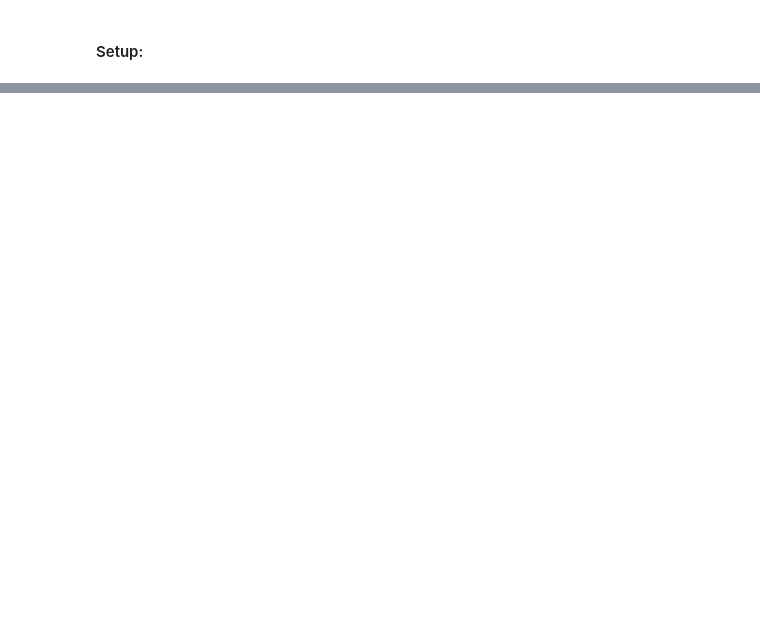
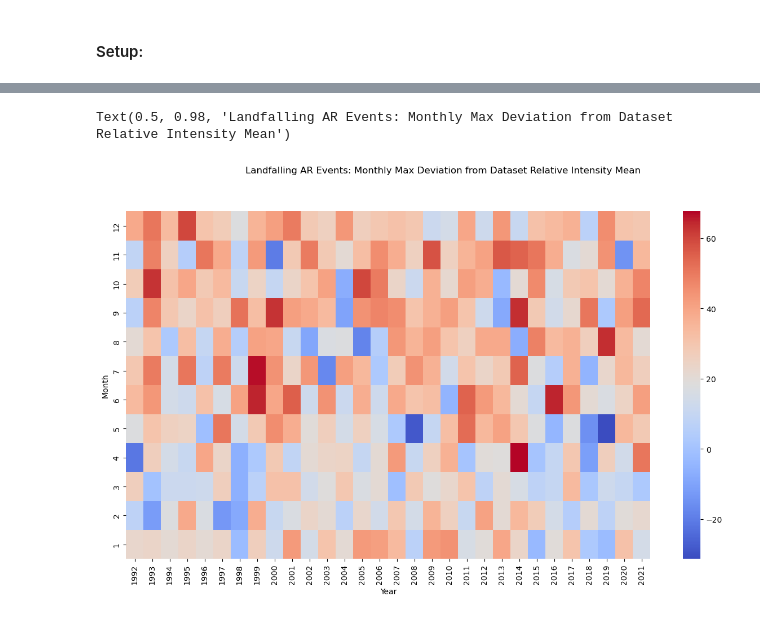
Before and after one commit to ua-snap/ar_avalanche, a Jupyter notebook: AR_QC.ipynb, the cells around one changed output, grey strips where cells are left out. Cells and saved outputs as stored; diff of their text form; code cells hidden in the pictures; blank space fills up the shorter version.

```diff
--- a/AR_QC.ipynb
+++ b/AR_QC.ipynb
@@ -46 +115,13 @@ Text(0.5, 0.98, 'Landfall ARs: Monthly Count of AR Polygons (6hr timesteps)')
+# %%
+gdf["Year"] = gdf.start.apply(lambda x: x.year)
+gdf["Month"] = gdf.start.apply(lambda x: x.month)
+pt = gdf.pivot_table(index="Month",columns="Year",values="rintensity_dev", aggfunc="max").fillna(0)
+
+fig, ax = plt.subplots(figsize=(15, 8))
+sns.heatmap(pt, annot=False, ax=ax, cmap='coolwarm')
+ax.invert_yaxis()
+fig.suptitle('Landfalling AR Events: Monthly Max Deviation from Dataset Relative Intensity Mean')
+# %% [output]
+Text(0.5, 0.98, 'Landfalling AR Events: Monthly Max Deviation from Dataset Relative Intensity Mean')
+[figure, added]
 # %%
```
Also changed, not shown: parts of 17 cells of this notebook, 3 other files.
